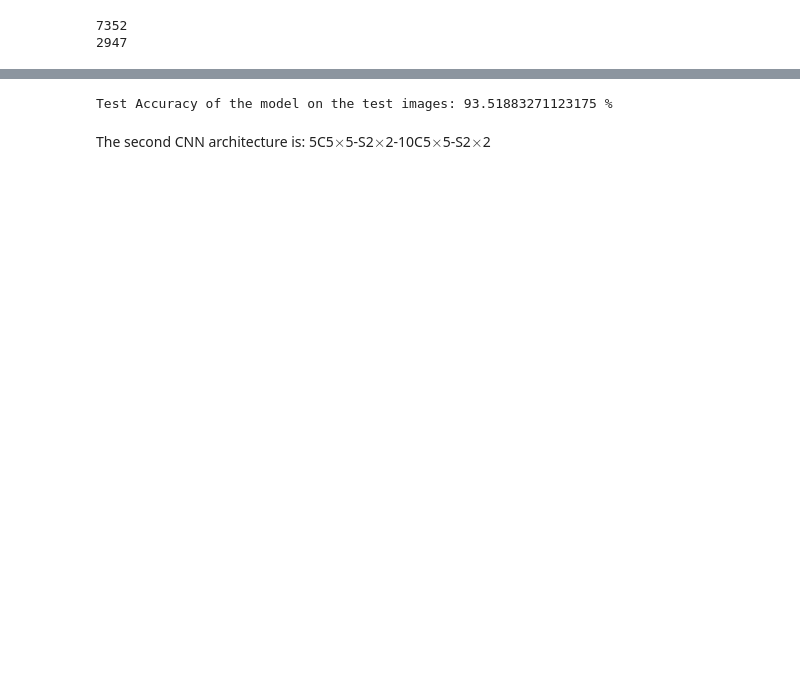
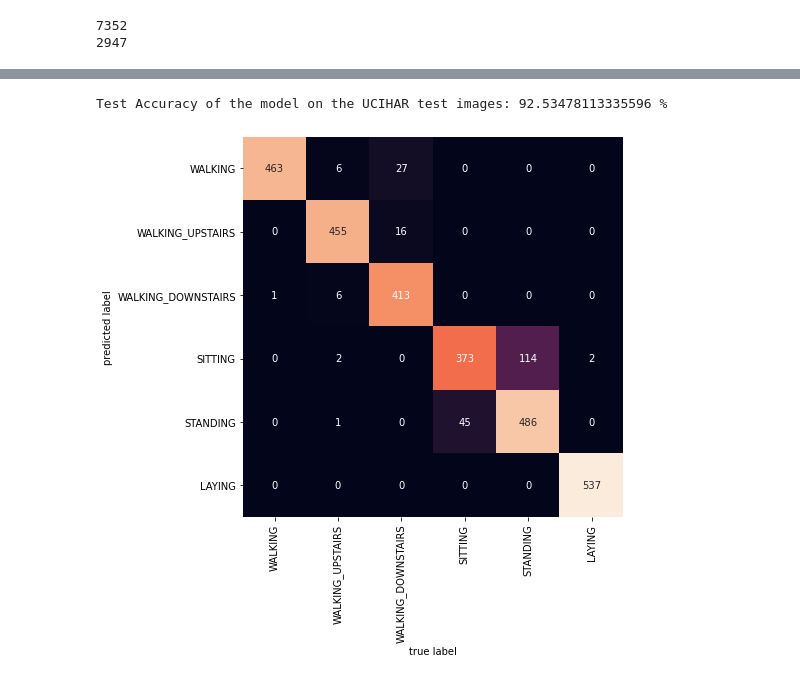
Before and after one commit to Issacyau/COM6911-Team-November, a Jupyter notebook: CNN_UCIHAR.ipynb, the cells around one changed output, grey strips where cells are left out. Saved outputs shown, nothing was run; the diff lists cells and outputs as text; code cells hidden in the pictures; blank space fills up the shorter version.

```diff
--- a/CNN_UCIHAR.ipynb
+++ b/CNN_UCIHAR.ipynb
@@ -45,6 +47,8 @@ test_dataset_UCI = TensorDataset(tensor_UCI_test_features,tensor_UCI_test_labels
 # %%
 train_loader = torch.utils.data.DataLoader(dataset=train_dataset_UCI, batch_size=batch_size, shuffle=True)
 test_loader = torch.utils.data.DataLoader(dataset=test_dataset_UCI, batch_size=batch_size, shuffle=False)
+# %%
+classes = ('WALKING', 'WALKING_UPSTAIRS', 'WALKING_DOWNSTAIRS', 'SITTING', 'STANDING', 'LAYING')
 # %%
 print(len(train_loader.dataset))
 print(len(test_loader.dataset))
@@ -82,11 +71,10 @@ The first CNN architecture is: 32C5$\times$5-S2$\times$2-64C5$\times$5-S2$\times
 original_image_length = 36
 original_image_width = 128
 max_pool1_kernel_size = 2
-max_pool2_kernel_size = 2
-final_image_length = int(original_image_length / max_pool1_kernel_size / max_pool2_kernel_size)
-final_image_width = int(original_image_width / max_pool1_kernel_size / max_pool2_kernel_size)
-channels_L1 = 32
-channels_L2 = 64
+final_image_length = int(original_image_length / max_pool1_kernel_size)
+final_image_width = int(original_image_width / max_pool1_kernel_size)
+channels_L1 = 16
+channels_L2 = 32
 nodes_FC1 = 1000
 nodes_FC2 = 6 # The number should equal to the number of label types !!!
 
@@ -99,8 +87,7 @@ class ConvNet(nn.Module):
             nn.MaxPool2d(kernel_size = max_pool1_kernel_size, stride = 2))
         self.layer2 = nn.Sequential(
             nn.Conv2d(channels_L1, channels_L2, kernel_size=5, stride=1, padding=2),
-            nn.ReLU(),
-            nn.MaxPool2d(kernel_size = max_pool2_kernel_size, stride = 2))
+            nn.ReLU())
         self.drop_out = nn.Dropout()
         self.fc1 = nn.Linear(final_image_length * final_image_width * channels_L2, nodes_FC1)
         self.fc2 = nn.Linear(nodes_FC1, nodes_FC2)
@@ -120,17 +107,18 @@ device = torch.device("cuda:0" if torch.cuda.is_available() else "cpu")
 model = ConvNet().to(device) #GPU
 
 # Hyperparameter
-num_epochs = 80
-learning_rate = 0.00001
-
+num_epochs = 6
+learning_rate = 0.000006
+weight_decay = 0.0001
 # Loss and optimizer
 criterion = nn.CrossEntropyLoss()
-optimizer = optim.Adam(model.parameters(), lr=learning_rate)
+optimizer = optim.Adam(model.parameters(), lr=learning_rate, weight_decay=weight_decay) #Adding Weight Decay here is equivalent to adding L2 regularization
 # %%
 # Train the model on GPU
 total_step = len(train_loader)
 loss_list = []
 acc_list = []
+model.train()
 for epoch in range(num_epochs):
     for i, (images, labels) in enumerate(train_loader):
         # Run the forward pass
@@ -149,7 +137,7 @@ for epoch in range(num_epochs):
         correct = (predicted == labels.to(device).long()).sum().item()
         acc_list.append(correct / total)
 
-        if (i + 1) % 10 == 0:
+        if (i + 1) % 100 == 0:
             print('Epoch [{}/{}], Step [{}/{}], Loss: {:.4f}, Accuracy: {:.2f}%'
                   .format(epoch + 1, num_epochs, i + 1, total_step, loss.item(),
                           (correct / total) * 100))
@@ -174,17 +157,27 @@ Epoch [80/80], Step [20/29], Loss: 0.0762, Accuracy: 96.48%
 # %%
 # Test the model on GPU
 model.eval()
+all_labels = []
+all_predictions = []
 with torch.no_grad():
     correct = 0
     total = 0
     for images, labels in test_loader:
         outputs = model(images.to(device))
         _, predicted = torch.max(outputs.data, 1)
+        all_predictions.append(predicted)
+        all_labels.append(labels)
         total += labels.size(0)
         correct += (predicted == labels.to(device)).sum().item()
 
-    print('Test Accuracy of the model on the test images: {} %'.format((correct / total) * 100))
+    print('Test Accuracy of the model on the UCIHAR test images: {} %'.format((correct / total) * 100))
+
+mat = metrics.confusion_matrix(torch.cat(all_predictions).cpu(), torch.cat(all_labels).cpu())
+plt.figure(figsize=(7,7))
+sns.heatmap(mat.T, square=True, annot=True, fmt='d', cbar=False,
+            xticklabels=classes, yticklabels=classes)
+plt.xlabel('true label')
+plt.ylabel('predicted label');
 # %% [output]
-Test Accuracy of the model on the test images: 93.51883271123175 %
+Test Accuracy of the model on the UCIHAR test images: 92.53478113335596 %
+[figure, added]
-# %% [markdown]
-The second CNN architecture is: 5C5$\times$5-S2$\times$2-10C5$\times$5-S2$\times$2
```
Also changed, not shown: parts of 12 cells of this notebook.
